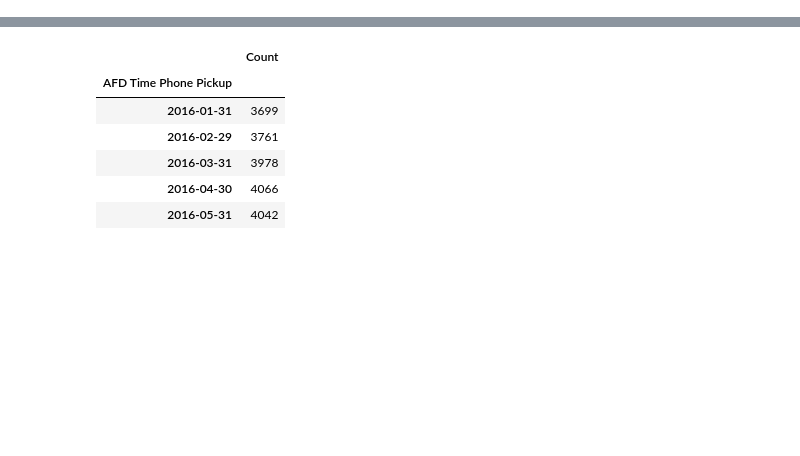
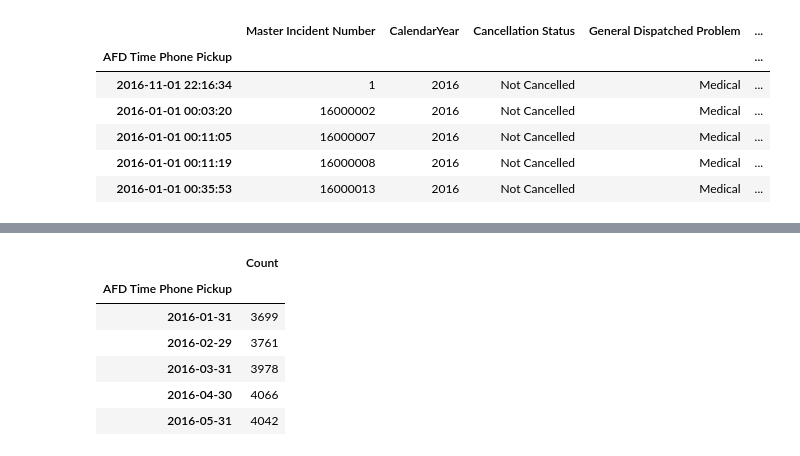
Before and after one commit to madderle/Hack-Austin, a Jupyter notebook: Seasonality Volume Notebook.ipynb, the cells around one changed output, grey strips where cells are left out. Saved outputs shown, nothing was run; the diff lists cells and outputs as text; code cells hidden in the pictures; blank space fills up the shorter version.

Commit message:
Merging the datasets and value counts

```diff
--- a/Seasonality Volume Notebook.ipynb
+++ b/Seasonality Volume Notebook.ipynb
@@ -9,6 +9,14 @@ import statsmodels.api as sm
 # %%
 fire = pd.read_csv('AFD_CY16 - SOC Fire Data Filtered Data_Generalized.csv', index_col='AFD Time Phone Pickup')
 fire.dropna(inplace=True)
 fire.index = pd.to_datetime(fire.index)
 
-fire_2016 = fire.groupby(pd.TimeGrouper("M")).count()
+fire.head()
+# %% [output]
+|  | Master Incident Number | CalendarYear | Cancellation Status | General Dispatched Problem | ... |
+| AFD Time Phone Pickup |  |  |  |  | ... |
+| 2016-11-01 22:16:34 | 1 | 2016 | Not Cancelled | Medical | ... |
+| 2016-01-01 00:03:20 | 16000002 | 2016 | Not Cancelled | Medical | ... |
+| 2016-01-01 00:11:05 | 16000007 | 2016 | Not Cancelled | Medical | ... |
+| 2016-01-01 00:11:19 | 16000008 | 2016 | Not Cancelled | Medical | ... |
+| 2016-01-01 00:35:53 | 16000013 | 2016 | Not Cancelled | Medical | ... |
```
Also changed, not shown: parts of 3 cells of this notebook, 1 other file.
